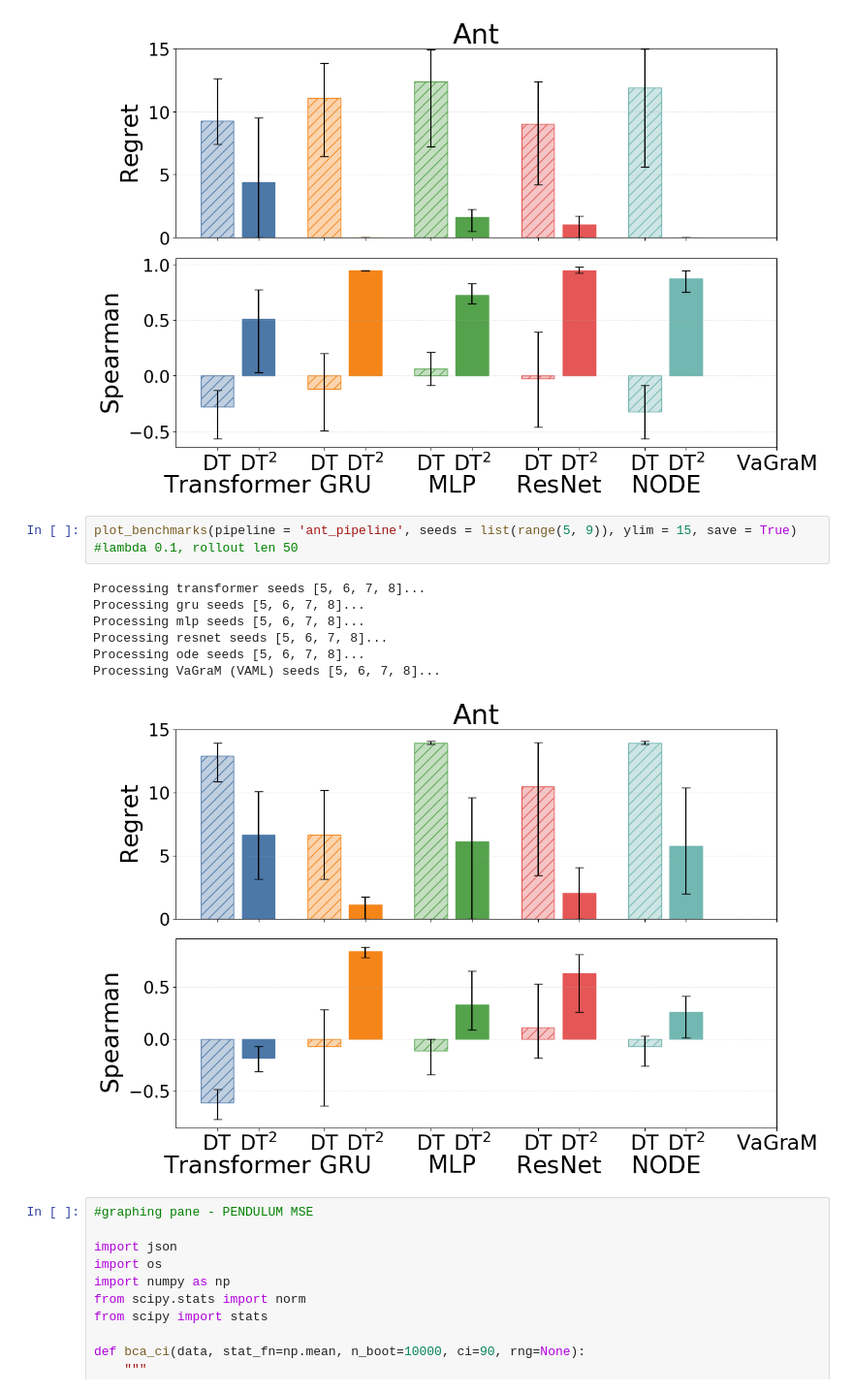
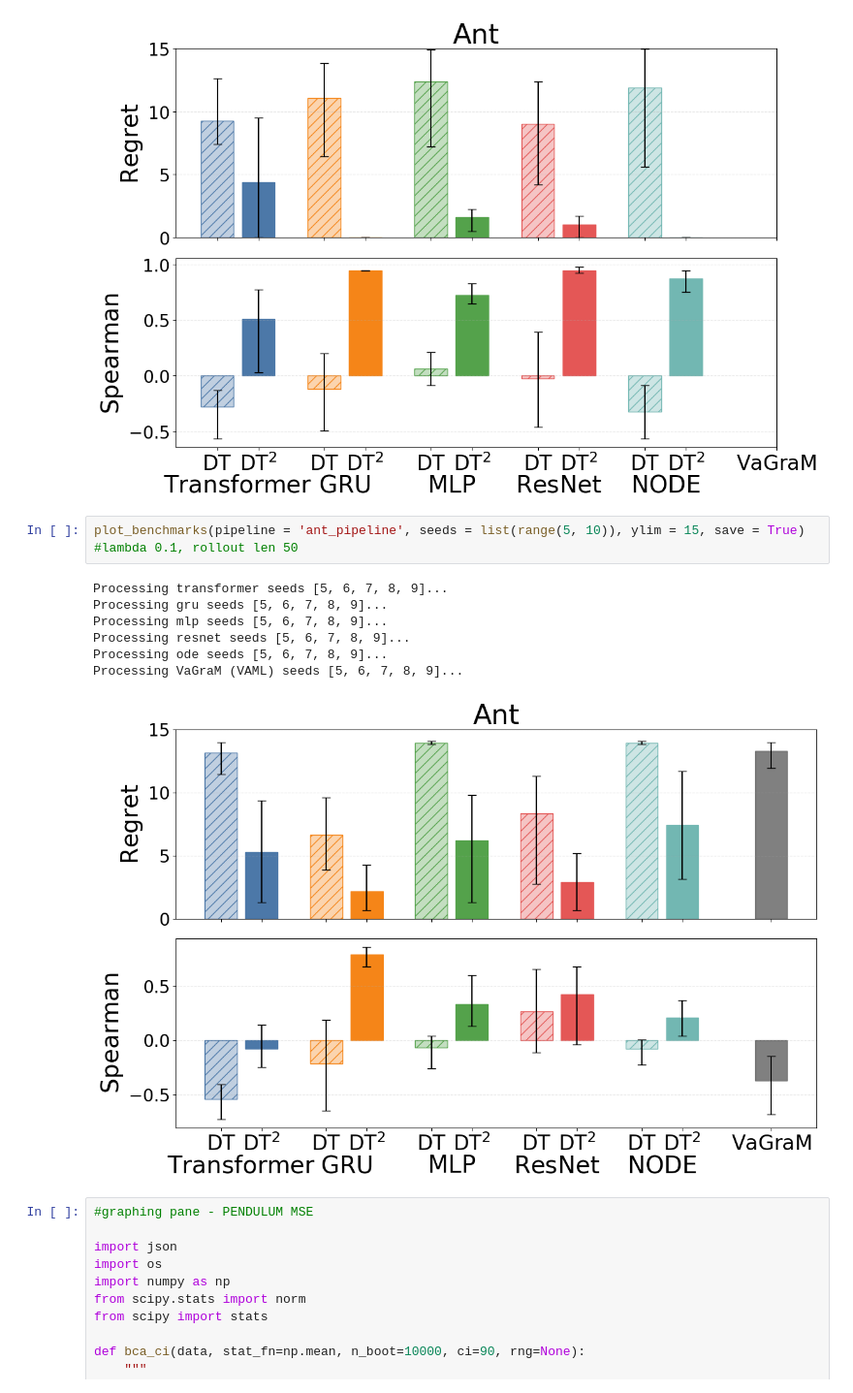
Before and after one commit to harrya32/DT2, a Jupyter notebook: results/results.ipynb, the cells around one changed output. Shown at 97% size. Drawn from its saved outputs; the diff is of its cells as text.

```diff
--- a/results/results.ipynb
+++ b/results/results.ipynb
@@ -1788,15 +1768,15 @@ Processing ode seeds [0, 1, 2, 3, 4]...
 Processing VaGraM (VAML) seeds [0, 1, 2, 3, 4]...
 [figure]
 # %%
-plot_benchmarks(pipeline = 'ant_pipeline', seeds = list(range(5, 9)), ylim = 15, save = True) #lambda 0.1, rollout len 50
+plot_benchmarks(pipeline = 'ant_pipeline', seeds = list(range(5, 10)), ylim = 15, save = True) #lambda 0.1, rollout len 50
 # %% [output]
-Processing transformer seeds [5, 6, 7, 8]...
-Processing gru seeds [5, 6, 7, 8]...
-Processing mlp seeds [5, 6, 7, 8]...
-Processing resnet seeds [5, 6, 7, 8]...
-Processing ode seeds [5, 6, 7, 8]...
-Processing VaGraM (VAML) seeds [5, 6, 7, 8]...
+Processing transformer seeds [5, 6, 7, 8, 9]...
+Processing gru seeds [5, 6, 7, 8, 9]...
+Processing mlp seeds [5, 6, 7, 8, 9]...
+Processing resnet seeds [5, 6, 7, 8, 9]...
+Processing ode seeds [5, 6, 7, 8, 9]...
+Processing VaGraM (VAML) seeds [5, 6, 7, 8, 9]...
-[figure, old version]
+[figure, new version]
 # %%
 #graphing pane - PENDULUM MSE
 
```
Also changed, not shown: parts of 2 cells of this notebook, 24 other files.
